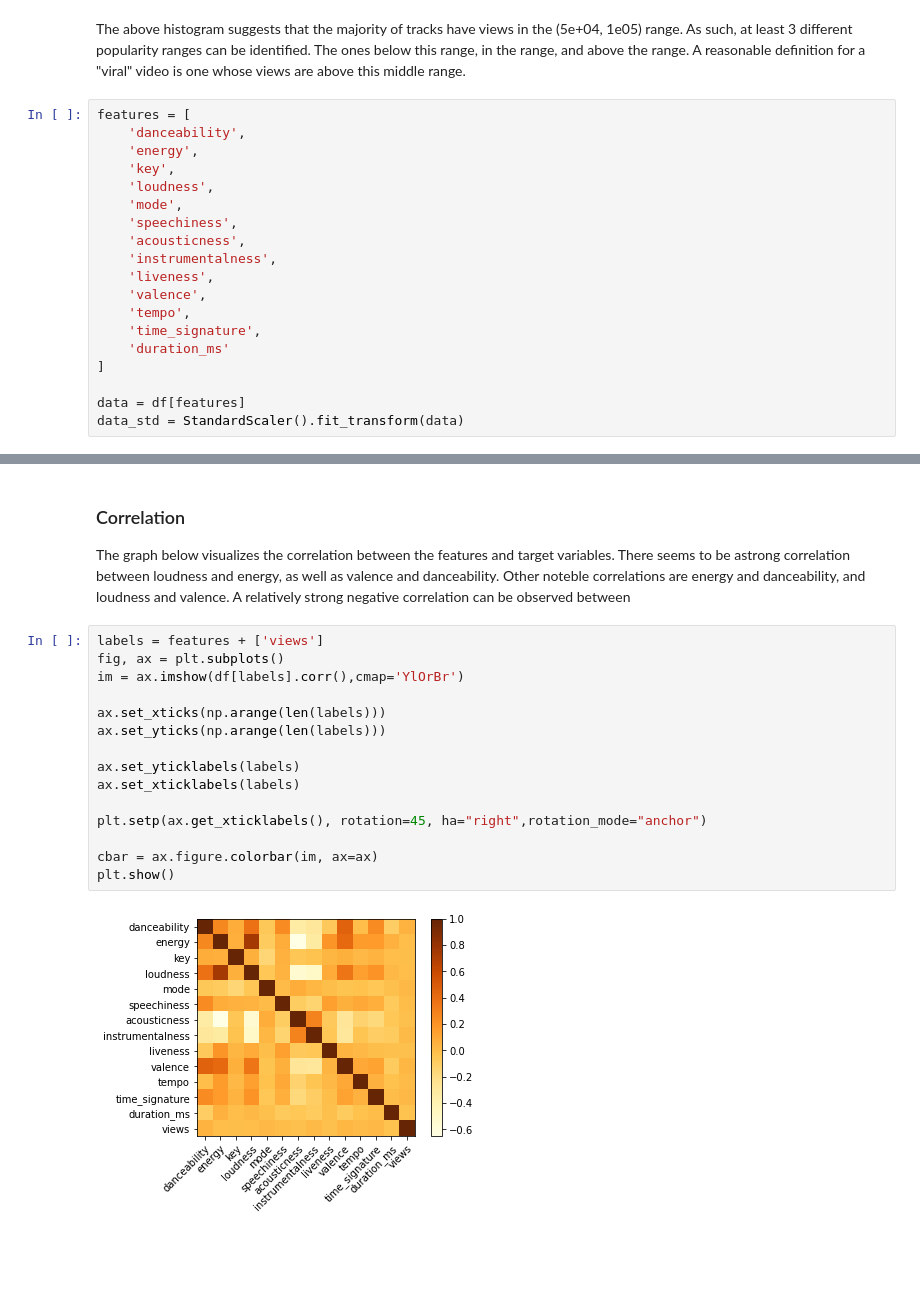
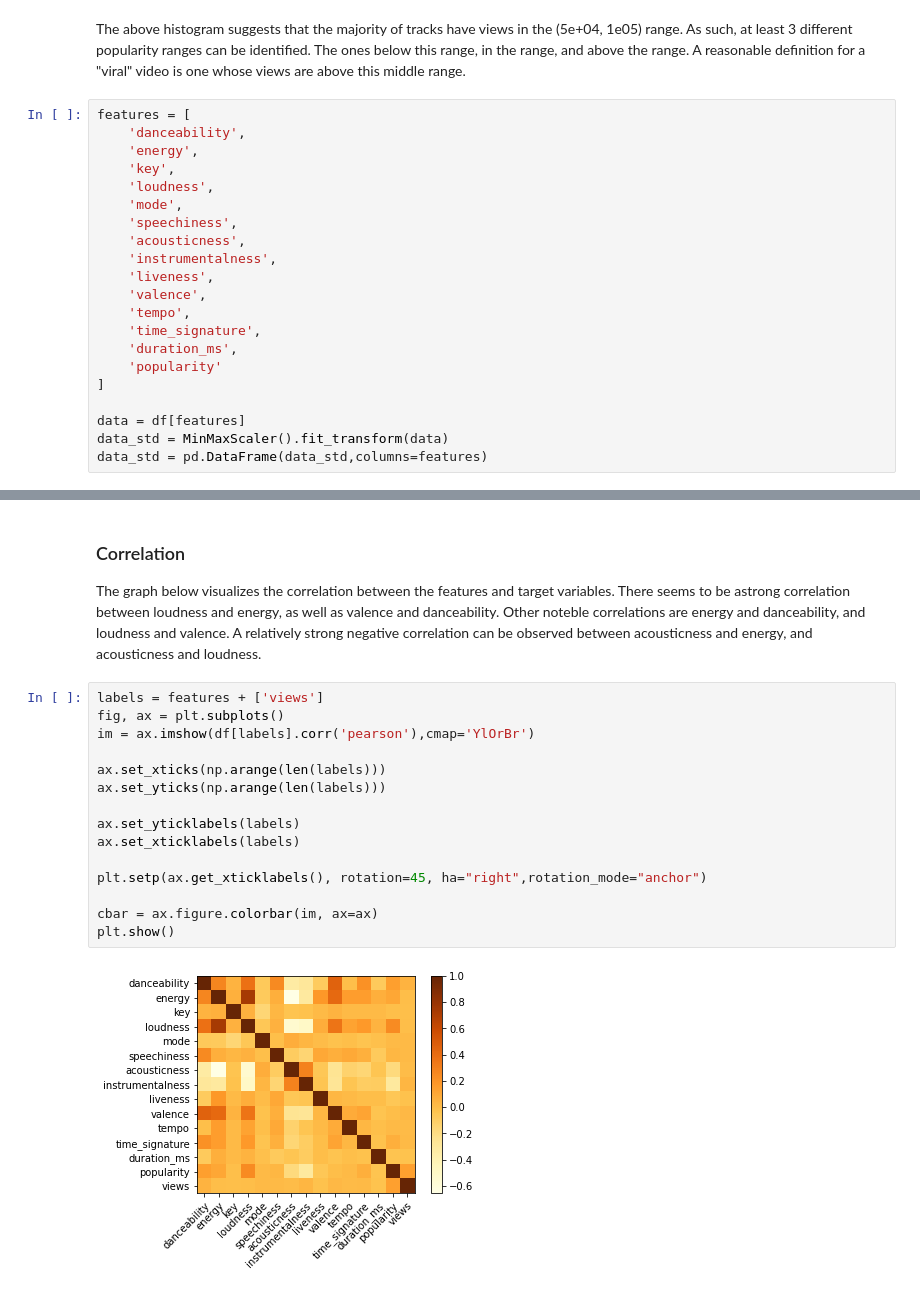
Before and after one commit to georgefourm/popularity-prediction, a Jupyter notebook: notebooks/Exploration.ipynb, the cells around one changed output, grey strips where cells are left out. Drawn from its saved outputs; the diff is of its cells as text; blank space fills up the shorter version.

```diff
--- a/notebooks/Exploration.ipynb
+++ b/notebooks/Exploration.ipynb
@@ -63,8 +64,10 @@ features = [
     'valence',
     'tempo',
     'time_signature',
-    'duration_ms'
+    'duration_ms',
+    'popularity'
 ]
 
 data = df[features]
-data_std = StandardScaler().fit_transform(data)
+data_std = MinMaxScaler().fit_transform(data)
+data_std = pd.DataFrame(data_std,columns=features)
@@ -102,20 +74,20 @@ plt.scatter(danceability[mask],views[mask])
 # %% [markdown]
 ### Correlation
-The graph below visualizes the correlation between the features and target variables. There seems to be astrong correlation between loudness and energy, as well as valence and danceability. Other noteble correlations are energy and danceability, and loudness and valence. A relatively strong negative correlation can be observed between
+The graph below visualizes the correlation between the features and target variables. There seems to be astrong correlation between loudness and energy, as well as valence and danceability. Other noteble correlations are energy and danceability, and loudness and valence. A relatively strong negative correlation can be observed between acousticness and energy, and acousticness and loudness.
 # %%
 labels = features + ['views']
 fig, ax = plt.subplots()
-im = ax.imshow(df[labels].corr(),cmap='YlOrBr')
+im = ax.imshow(df[labels].corr('pearson'),cmap='YlOrBr')
 
 ax.set_xticks(np.arange(len(labels)))
 ax.set_yticks(np.arange(len(labels)))
 
 ax.set_yticklabels(labels)
 ax.set_xticklabels(labels)
 
 plt.setp(ax.get_xticklabels(), rotation=45, ha="right",rotation_mode="anchor")
 
 cbar = ax.figure.colorbar(im, ax=ax)
 plt.show()
 # %% [output]
-[figure, old version]
+[figure, new version]
```
Also changed, not shown: parts of 13 cells of this notebook.
